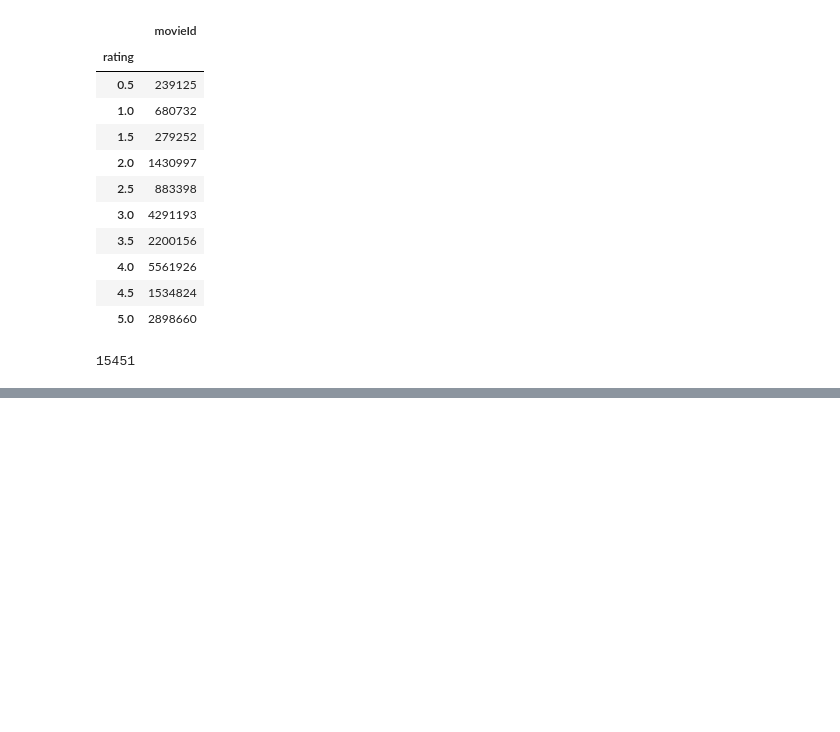
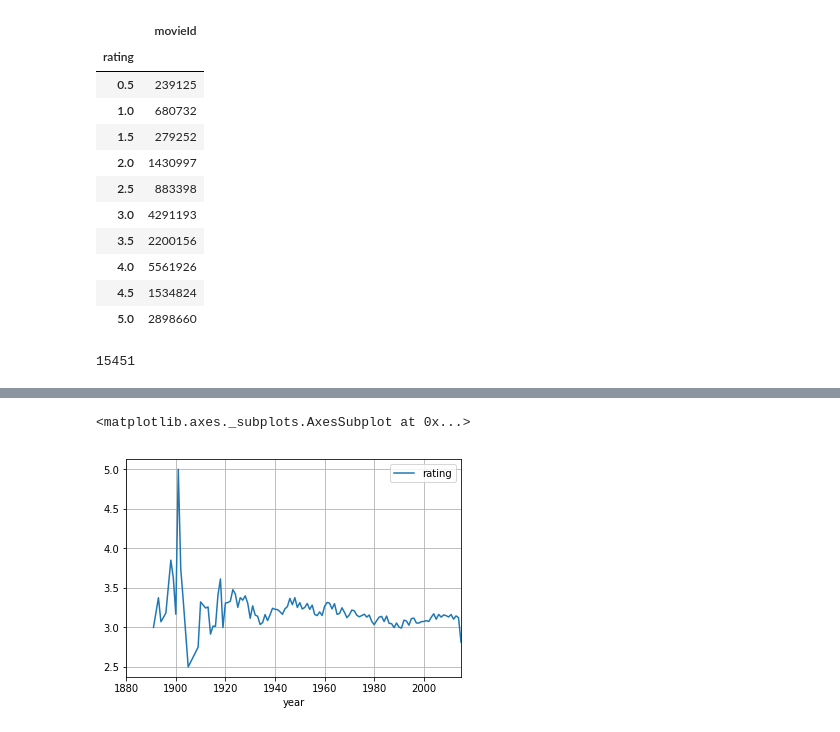
Before and after one commit to sgrosu/sandiego, a Jupyter notebook: movies.ipynb, the cells around one changed output, grey strips where cells are left out. Cells and saved outputs as stored; diff of their text form; code cells hidden in the pictures; blank space fills up the shorter version.

```diff
--- a/movies.ipynb
+++ b/movies.ipynb
@@ -281,0 +507,7 @@ ratings_by_movie.shape[0] - ratings_by_movie[ratings_by_movie.movieId < 10].shap
+# %%
+movies.iloc[13916,-1] = '2009'
+# %%
+movies.year = pd.to_numeric(movies.year)
+# %%
+movies_rated = movies.merge(avg_rating, on='movieId', how='inner')
+movies_rated.head()
@@ -281,0 +528,2 @@ ratings_by_movie.shape[0] - ratings_by_movie[ratings_by_movie.movieId < 10].shap
+# %%
+yearly_avg = movies_rated[['year','rating']].groupby('year', as_index=False).mean()
@@ -281,0 +544,6 @@ ratings_by_movie.shape[0] - ratings_by_movie[ratings_by_movie.movieId < 10].shap
+# %%
+#fig = plt.figure(dpi=100, figsize=(14, 7))
+yearly_avg.plot.line(x='year', y='rating', grid=True, xlim=[1880, 2015])
+# %% [output]
+<matplotlib.axes._subplots.AxesSubplot at 0x...>
+[figure, added]
```
Also changed, not shown: parts of 37 cells of this notebook.
